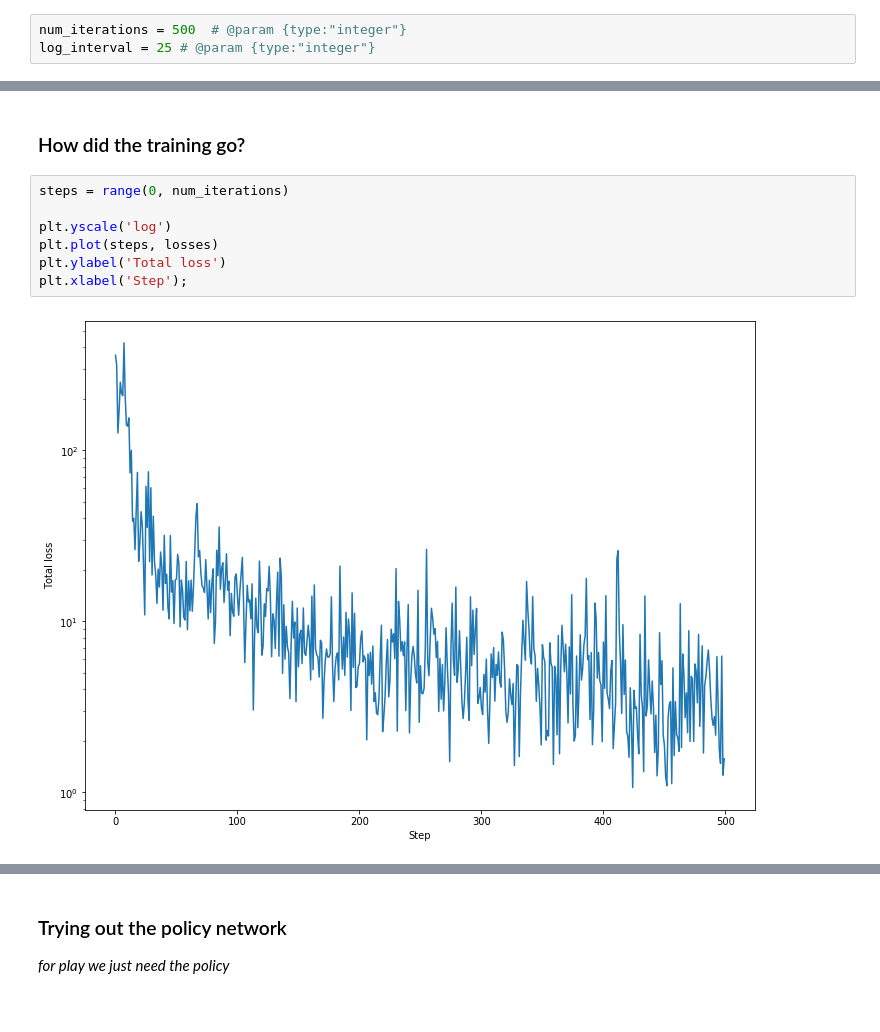
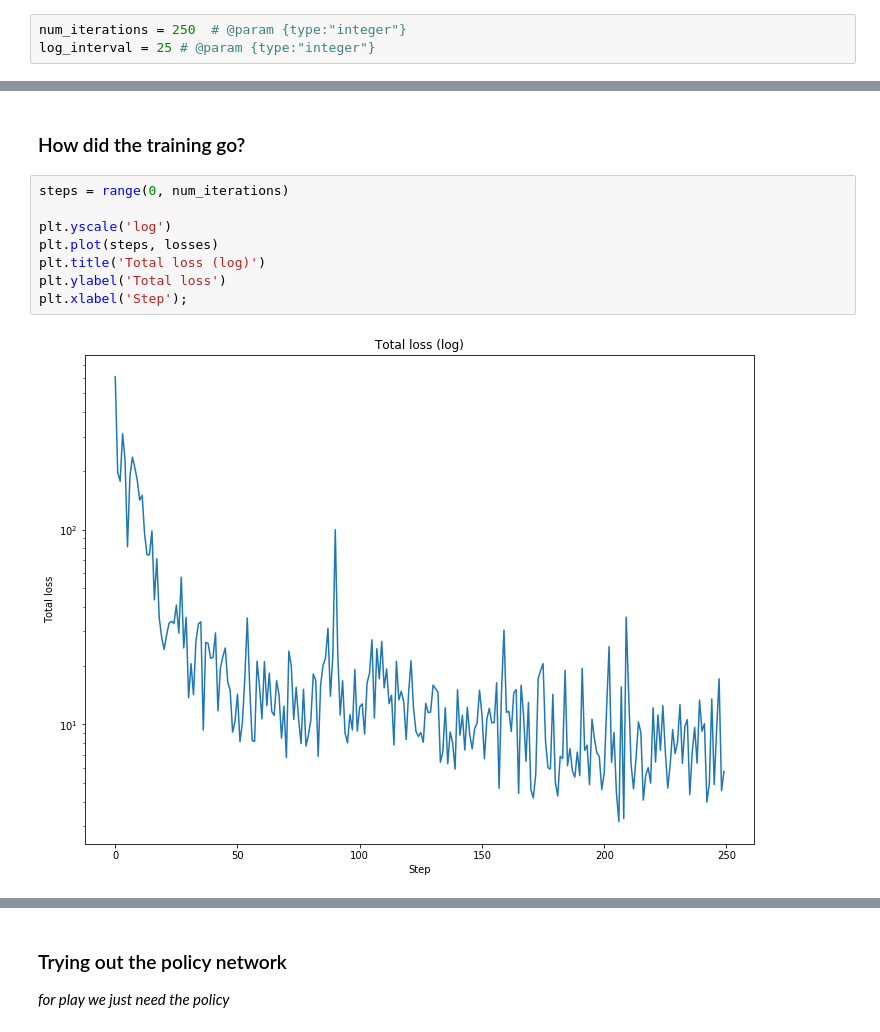
Before and after one commit to christianhidber/easyagents, a Jupyter notebook: jupyter_notebooks/tf_agents_orso_talk.ipynb, the cells around one changed output, grey strips where cells are left out. Saved outputs shown, nothing was run; the diff lists cells and outputs as text.

```diff
--- a/jupyter_notebooks/tf_agents_orso_talk.ipynb
+++ b/jupyter_notebooks/tf_agents_orso_talk.ipynb
@@ -564,7 +575,7 @@ collect_driver.run = common.function(collect_driver.run)
 1. erase all data
 1. repeat for a number of iterations
 # %%
-num_iterations = 500  # @param {type:"integer"}
+num_iterations = 250  # @param {type:"integer"}
 log_interval = 25 # @param {type:"integer"}
 # %%
 %%time
@@ -629,9 +640,10 @@ Wall time: 2min 38s
 # %%
 steps = range(0, num_iterations)
 
 plt.yscale('log')
 plt.plot(steps, losses)
+plt.title('Total loss (log)')
 plt.ylabel('Total loss')
 plt.xlabel('Step');
 # %% [output]
-[figure, old version]
+[figure, new version]
```
Also changed, not shown: parts of 15 cells of this notebook.
